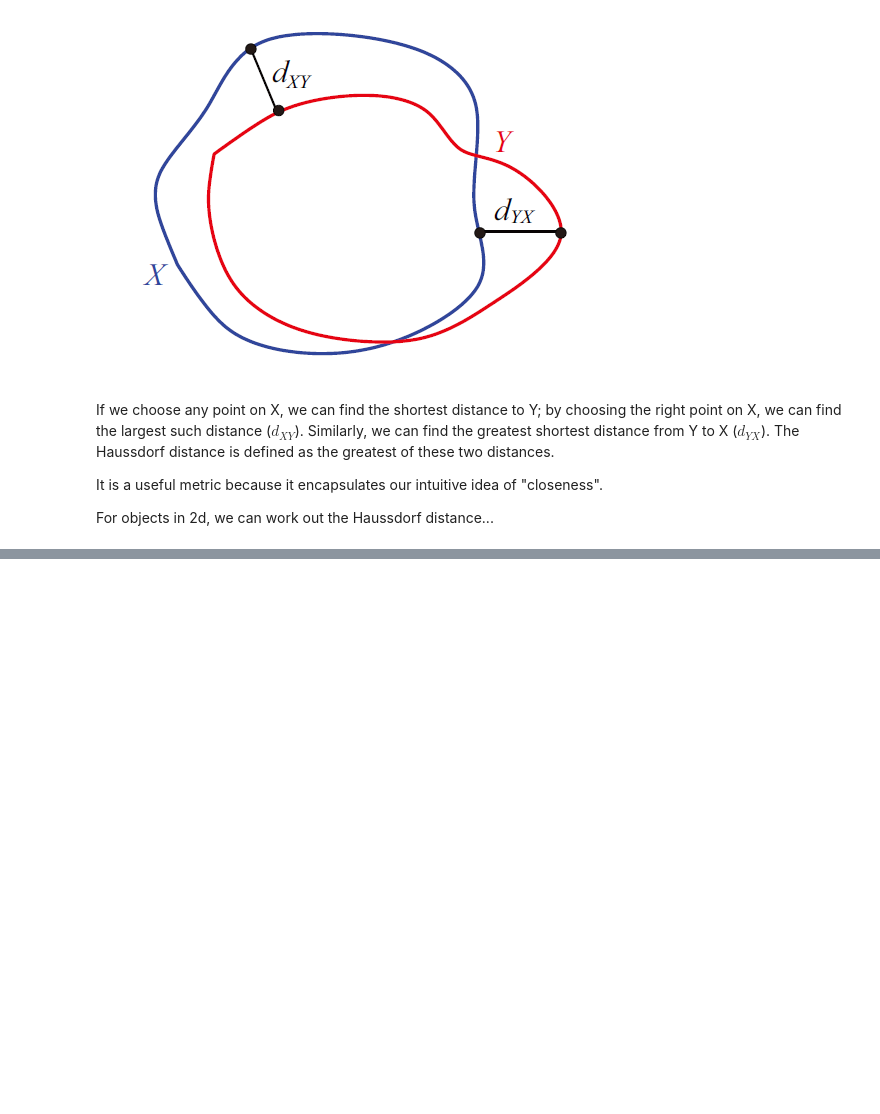
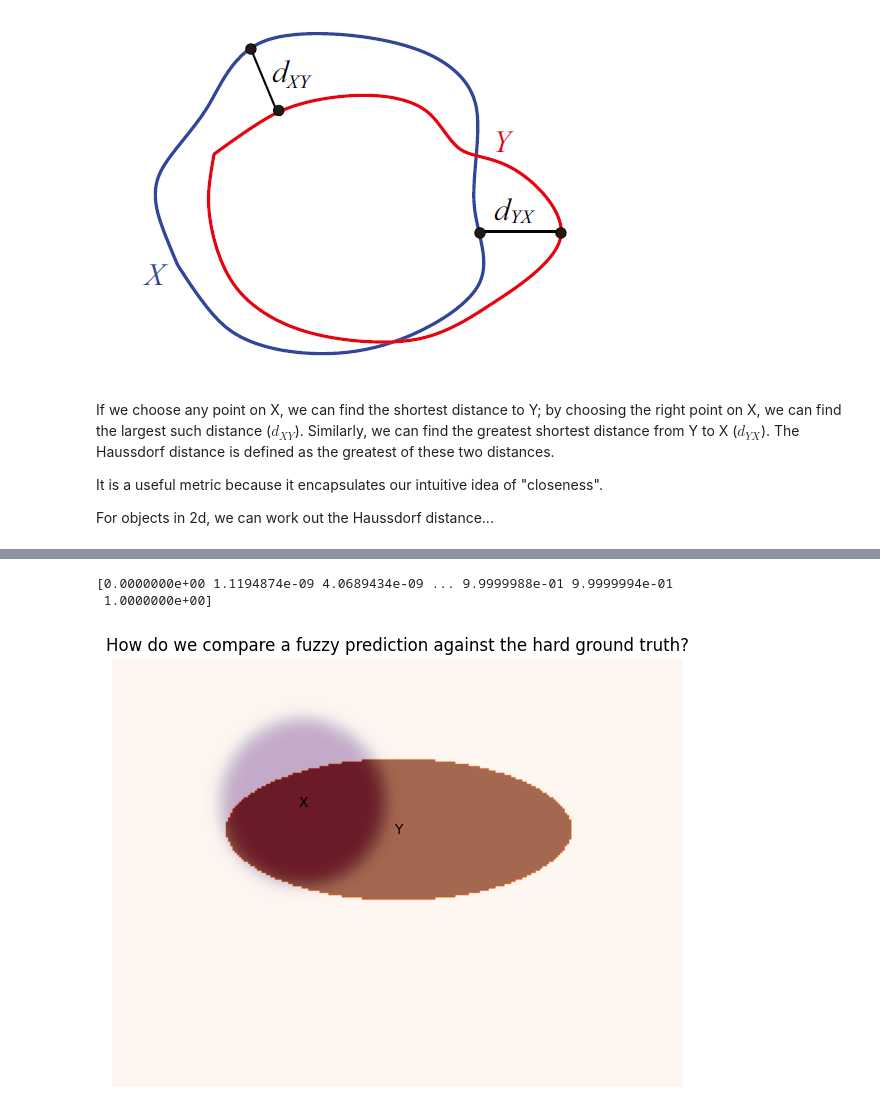
Before and after one commit to JGIBristol/fish_test, a Jupyter notebook: haussdorf_loss.ipynb, the cells around one changed output, grey strips where cells are left out. Drawn from its saved outputs; the diff is of its cells as text; code cells hidden in the pictures; blank space fills up the shorter version.

Commit message:
show fuzzy prediction

```diff
--- a/haussdorf_loss.ipynb
+++ b/haussdorf_loss.ipynb
@@ -84,0 +98,26 @@ fig.tight_layout()
+# %%
+"""
+Show a fuzzy prediction against the hard ground truth
+
+"""
+fuzzy_x = ndimage.gaussian_filter(x.astype(np.float32), sigma=IMG_SIZE[0] // 64)
+print(np.unique(fuzzy_x))
+# %% [output]
+[0.0000000e+00 1.1194874e-09 4.0689434e-09 ... 9.9999988e-01 9.9999994e-01
+ 1.0000000e+00]
+# %%
+fig, axis = plt.subplots(1, 1)
+axis.set_aspect("equal")
+
+axis.imshow(fuzzy_x.T, alpha=1.0, origin="upper", cmap="Purples")
+axis.imshow(y.T, alpha=0.7, origin="upper", cmap="Oranges")
+
+axis.text(*x_centre, "X", ha="center", va="center", color="black")
+axis.text(*y_centre, "Y", ha="center", va="center", color="black")
+
+axis.set_title("How do we compare a fuzzy prediction against the hard ground truth?")
+
+axis.axis("off")
+fig.tight_layout()
+# %% [output]
+[figure, added]
```
Also changed, not shown: parts of 3 cells of this notebook.
